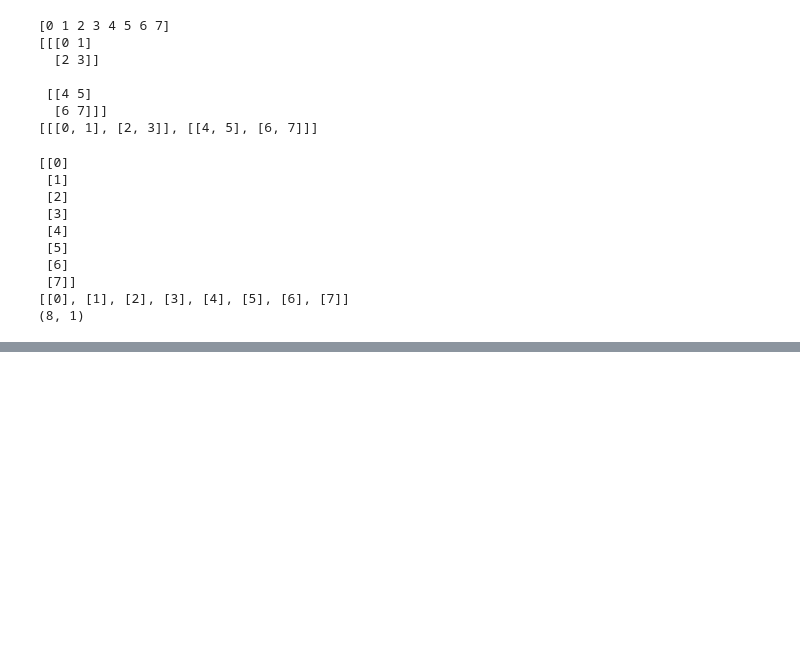
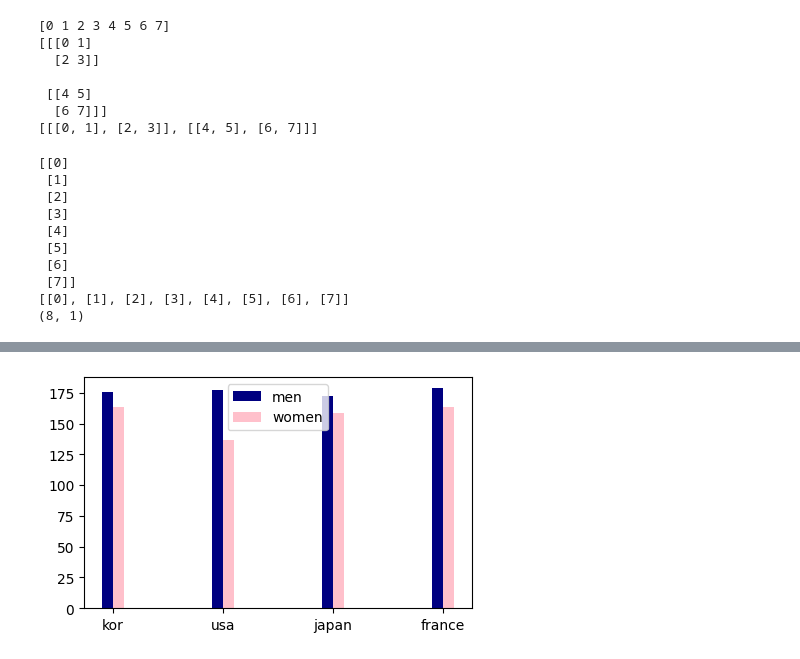
Before and after one commit to ZomiKim/2025python, a Jupyter notebook: 02code/01test/06array.ipynb, the cells around one changed output, grey strips where cells are left out. Saved outputs shown, nothing was run; the diff lists cells and outputs as text; code cells hidden in the pictures; blank space fills up the shorter version.

```diff
--- a/02code/01test/06array.ipynb
+++ b/02code/01test/06array.ipynb
@@ -338,0 +363,17 @@ print(arr55.shape)
+# %%
+nation = ["kor", "usa", "japan", "france"]
+men = [175.5, 176.9, 172.2, 178.6]
+women = [163.3, 136.3, 158.5, 163.5]
+
+ind = np.arange(len(nation))
+w = 0.1
+
+
+plt.figure(figsize=(5,3))
+plt.bar(ind -0.05,men,width=w, color='navy', label='men')
+plt.bar(ind +0.05 ,women,width=w, color='pink', label='women')
+plt.xticks(ind, nation)
+plt.legend()
+plt.show()
+# %% [output]
+[figure, added]
```
Also changed, not shown: parts of 3 cells of this notebook, 1 other file.
